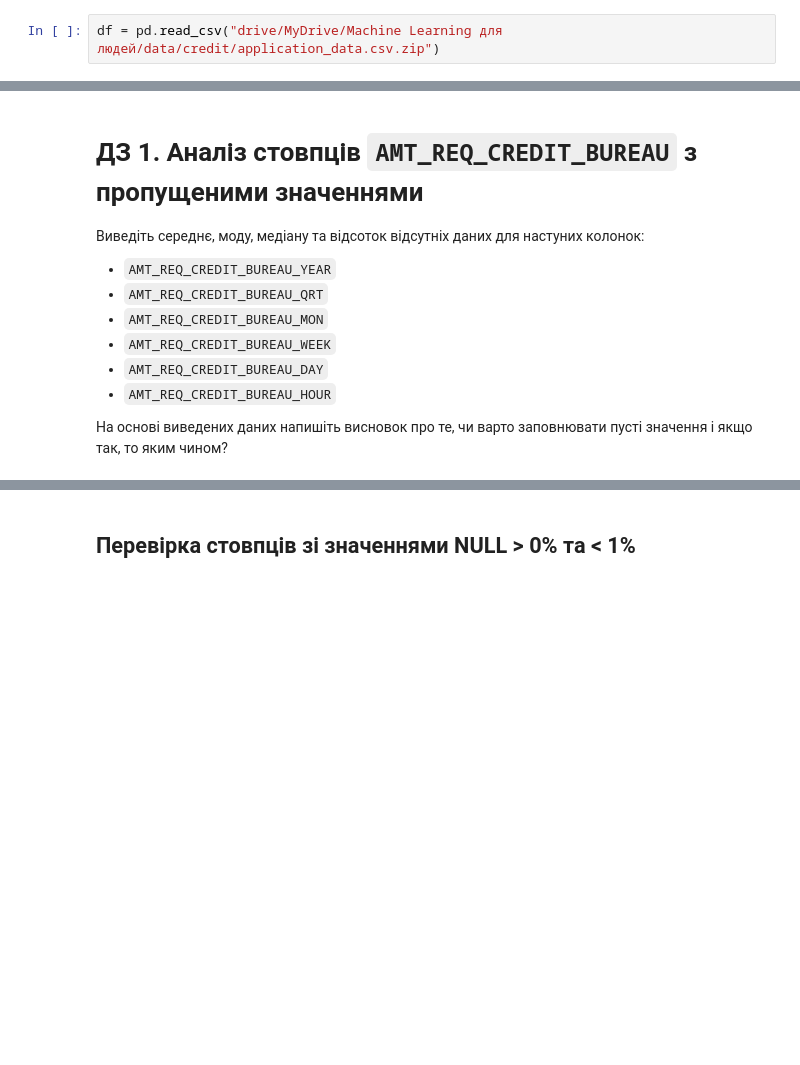
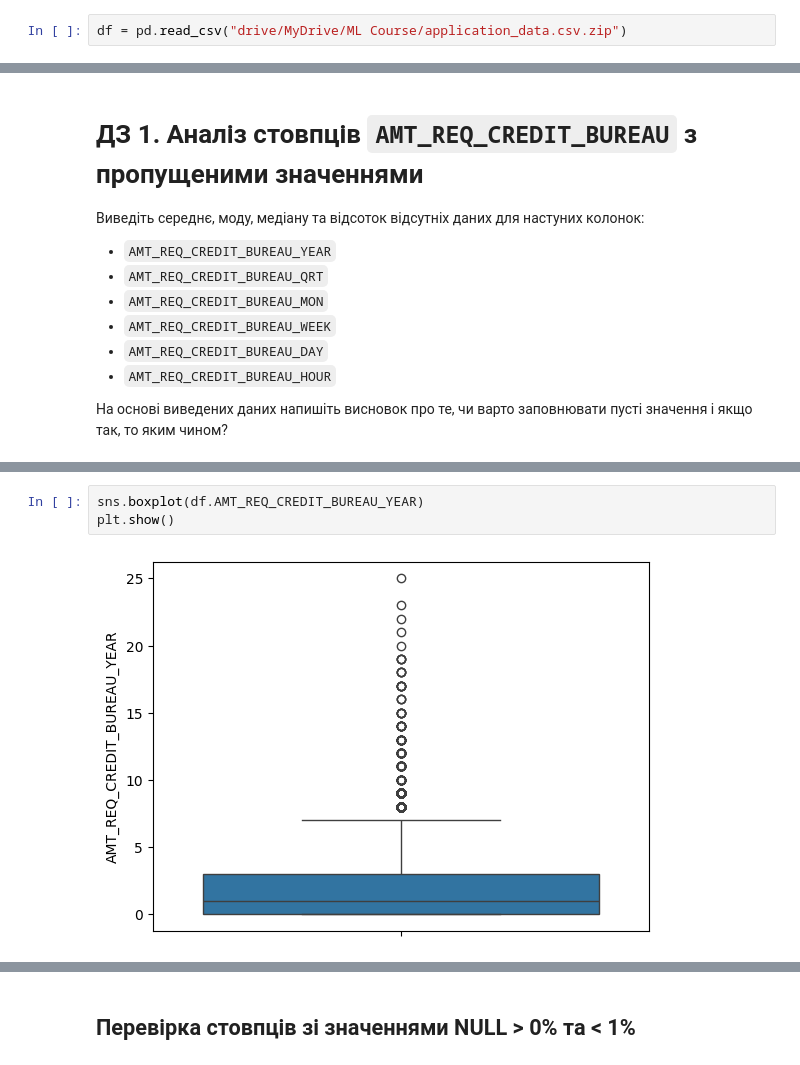
Before and after one commit to nikishkaaa/ML-Course, a Jupyter notebook: 1_Credit_EDA.ipynb, the cells around one changed output, grey strips where cells are left out. Drawn from its saved outputs; the diff is of its cells as text; blank space fills up the shorter version.

```diff
--- a/1_Credit_EDA.ipynb
+++ b/1_Credit_EDA.ipynb
@@ -46,7 +39,7 @@ descr.loc[1].Description
 # %% [markdown]
 Зчитуємо дані.
 # %%
-df = pd.read_csv("drive/MyDrive/Machine Learning для людей/data/credit/application_data.csv.zip")
+df = pd.read_csv("drive/MyDrive/ML Course/application_data.csv.zip")
 # %%
 # Огляд декількох записів з датафрейму
 df.head()
@@ -506,0 +514,5 @@ df.EXT_SOURCE_3.mean()
+# %%
+sns.boxplot(df.AMT_REQ_CREDIT_BUREAU_YEAR)
+plt.show()
+# %% [output]
+[figure, added]
```
Also changed, not shown: parts of 51 cells of this notebook.
